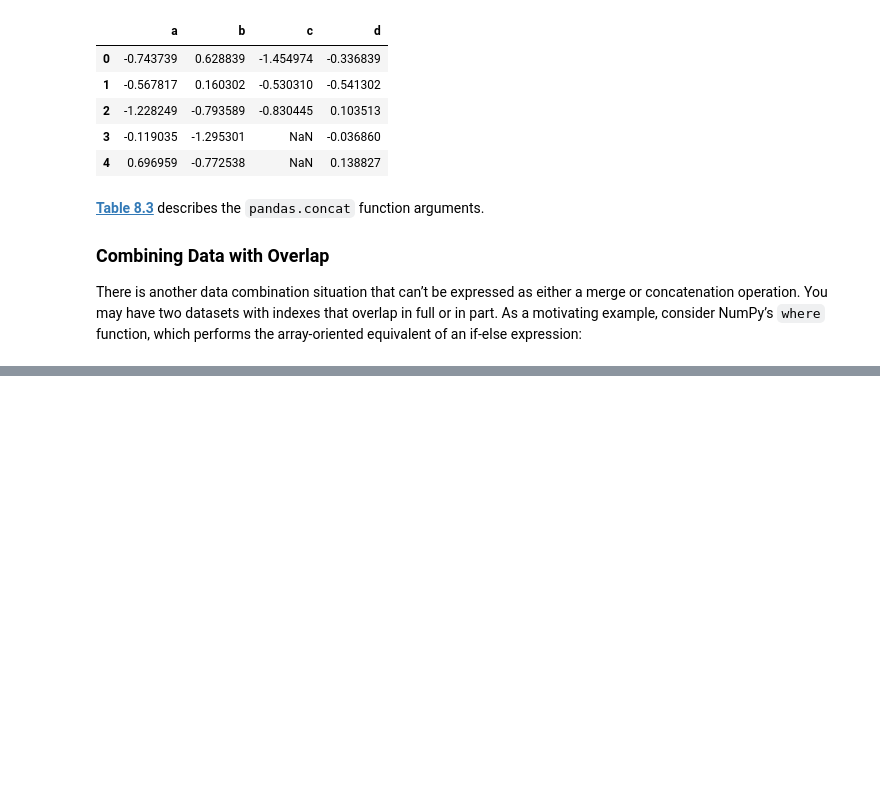
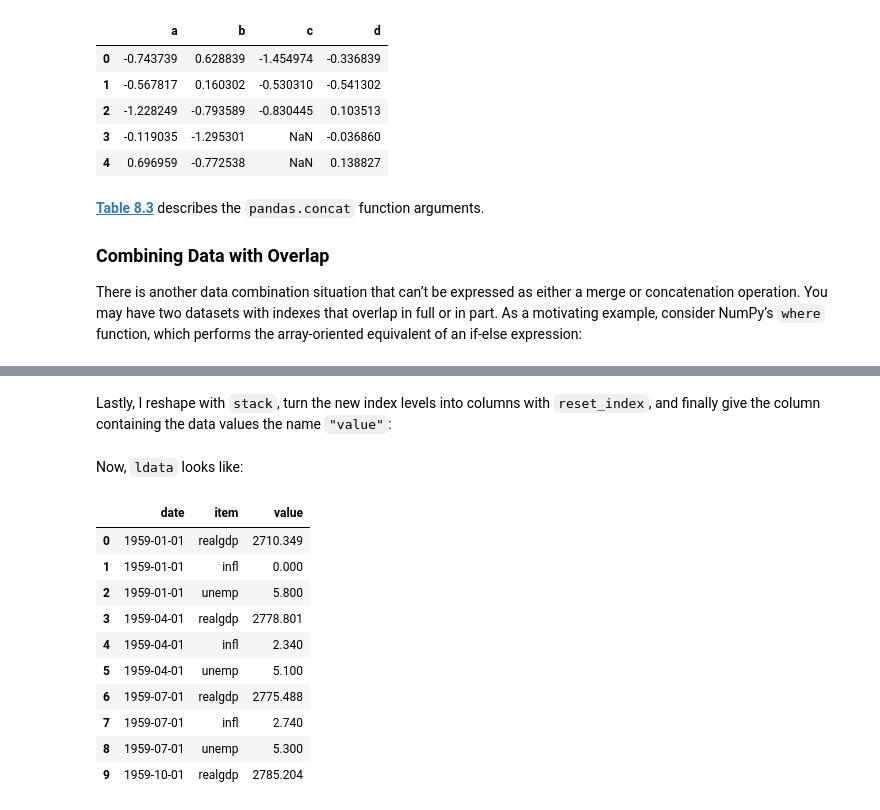
Before and after one commit to TimLinkous/McKinneyBook, a Jupyter notebook: Chapter678/Ch 8.ipynb, the cells around one changed output, grey strips where cells are left out. Saved outputs shown, nothing was run; the diff lists cells and outputs as text; code cells hidden in the pictures; blank space fills up the shorter version.

```diff
--- a/Chapter678/Ch 8.ipynb
+++ b/Chapter678/Ch 8.ipynb
@@ -944,0 +1248,2 @@ There is another data combination situation that can’t be expressed as either
+# %% [markdown]
+Lastly, I reshape with `stack`, turn the new index levels into columns with `reset_index`, and finally give the column containing the data values the name `"value"`:
@@ -944,0 +1254,16 @@ There is another data combination situation that can’t be expressed as either
+# %% [markdown]
+Now, `ldata` looks like:
+# %%
+long_data[:10]
+# %% [output]
+|  | date | item | value |
+| 0 | 1959-01-01 | realgdp | 2710.349 |
+| 1 | 1959-01-01 | infl | 0.000 |
+| 2 | 1959-01-01 | unemp | 5.800 |
+| 3 | 1959-04-01 | realgdp | 2778.801 |
+| 4 | 1959-04-01 | infl | 2.340 |
+| 5 | 1959-04-01 | unemp | 5.100 |
+| 6 | 1959-07-01 | realgdp | 2775.488 |
+| 7 | 1959-07-01 | infl | 2.740 |
+| 8 | 1959-07-01 | unemp | 5.300 |
+| 9 | 1959-10-01 | realgdp | 2785.204 |
```
Also changed, not shown: parts of 59 cells of this notebook, 1 other file.
